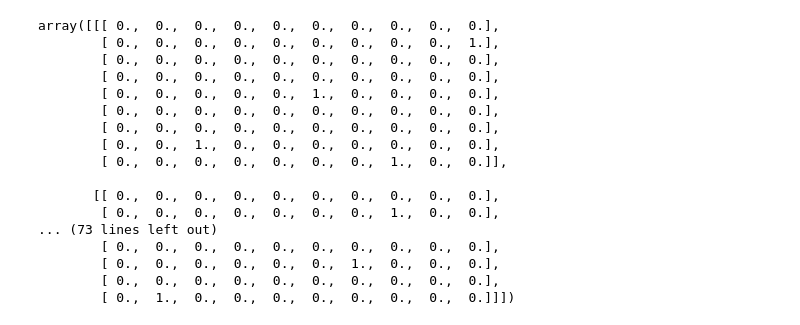
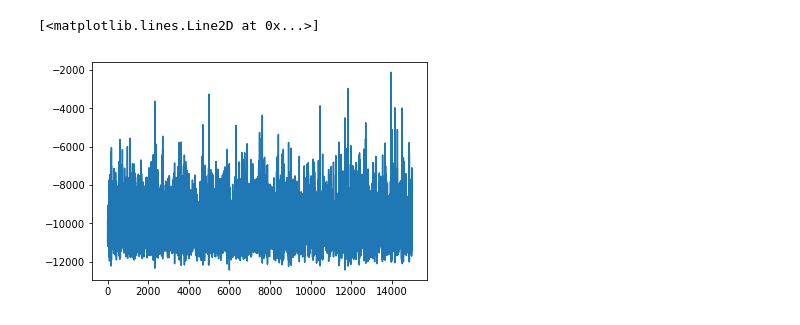
Before and after one commit to TheLortex/mean-field-inference, a Jupyter notebook: Untitled.ipynb, the cells around one changed output. Saved outputs shown, nothing was run; the diff lists cells and outputs as text; code cells hidden in the pictures.

```diff
--- a/Untitled.ipynb
+++ b/Untitled.ipynb
@@ -124,20 +193,5 @@ False
-# %%
-x[0]
-# %% [output]
-array([[[ 0.,  0.,  0.,  0.,  0.,  0.,  0.,  0.,  0.,  0.],
-        [ 0.,  0.,  0.,  0.,  0.,  0.,  0.,  0.,  0.,  1.],
-        [ 0.,  0.,  0.,  0.,  0.,  0.,  0.,  0.,  0.,  0.],
-        [ 0.,  0.,  0.,  0.,  0.,  0.,  0.,  0.,  0.,  0.],
-        [ 0.,  0.,  0.,  0.,  0.,  1.,  0.,  0.,  0.,  0.],
-        [ 0.,  0.,  0.,  0.,  0.,  0.,  0.,  0.,  0.,  0.],
-        [ 0.,  0.,  0.,  0.,  0.,  0.,  0.,  0.,  0.,  0.],
-        [ 0.,  0.,  1.,  0.,  0.,  0.,  0.,  0.,  0.,  0.],
-        [ 0.,  0.,  0.,  0.,  0.,  0.,  0.,  1.,  0.,  0.]],
-
-       [[ 0.,  0.,  0.,  0.,  0.,  0.,  0.,  0.,  0.,  0.],
-        [ 0.,  0.,  0.,  0.,  0.,  0.,  0.,  1.,  0.,  0.],
-... (73 lines left out)
-        [ 0.,  0.,  0.,  0.,  0.,  0.,  0.,  0.,  0.,  0.],
-        [ 0.,  0.,  0.,  0.,  0.,  0.,  1.,  0.,  0.,  0.],
-        [ 0.,  0.,  0.,  0.,  0.,  0.,  0.,  0.,  0.,  0.],
-        [ 0.,  1.,  0.,  0.,  0.,  0.,  0.,  0.,  0.,  0.]]])
+# %%
+plt.plot(range(n_it), hist)
+# %% [output]
+[<matplotlib.lines.Line2D at 0x...>]
+[figure, added]
```
Also changed, not shown: parts of 8 cells of this notebook, 6 other files.
